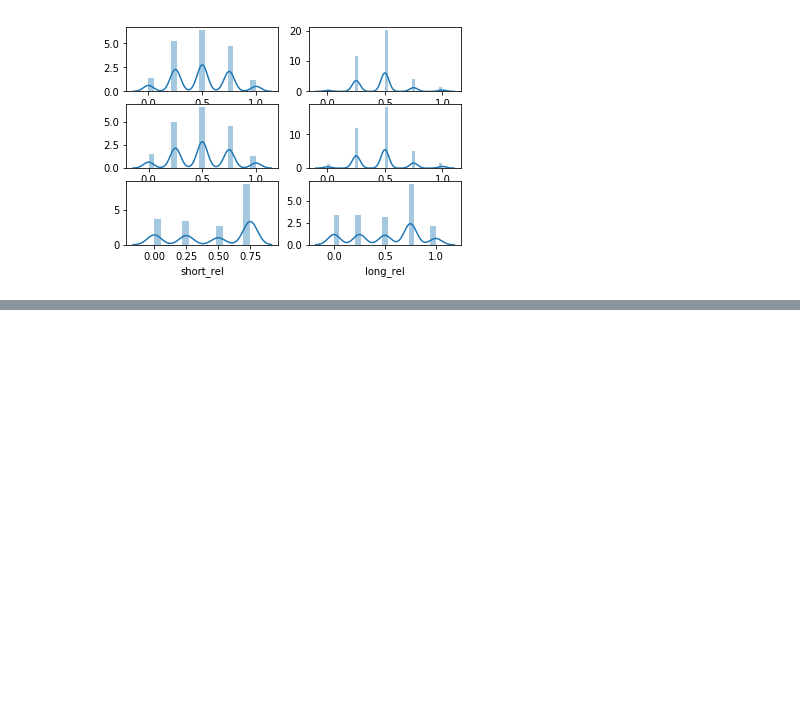
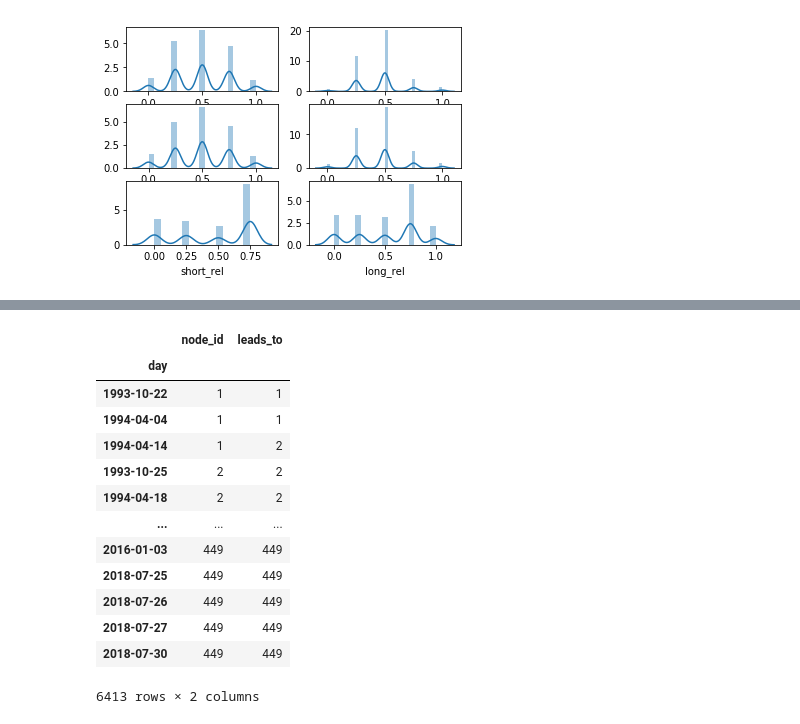
Before and after one commit to E-Trindade/complex_networks-bvsp, a Jupyter notebook: Ep2.ipynb, the cells around one changed output, grey strips where cells are left out. Drawn from its saved outputs; the diff is of its cells as text; code cells hidden in the pictures; blank space fills up the shorter version.

```diff
--- a/Ep2.ipynb
+++ b/Ep2.ipynb
@@ -155,0 +181,28 @@ sns.distplot(df_disc.long_rel, ax=axs[2][1])
+# %%
+# state_graph = pd.DataFrame(columns)
+edges = df_with_ids[:-1].assign(
+    leads_to = df_with_ids.shift(-1).dropna().astype(int)
+)
+edges
+# adjacency_graph = edges.pivot_table(
+#         index='node_id',
+#         columns=['leads_to'],
+#         aggfunc=len)\
+#     .fillna(0)
+
+# adjacency_graph
+# %% [output]
+|  | node_id | leads_to |
+| day |  |  |
+| 1993-10-22 | 1 | 1 |
+| 1994-04-04 | 1 | 1 |
+| 1994-04-14 | 1 | 2 |
+| 1993-10-25 | 2 | 2 |
+| 1994-04-18 | 2 | 2 |
+| ... | ... | ... |
+| 2016-01-03 | 449 | 449 |
+| 2018-07-25 | 449 | 449 |
+| 2018-07-26 | 449 | 449 |
+| 2018-07-27 | 449 | 449 |
+| 2018-07-30 | 449 | 449 |
+6413 rows × 2 columns
```
Also changed, not shown: parts of 13 cells of this notebook, 4 other files.
